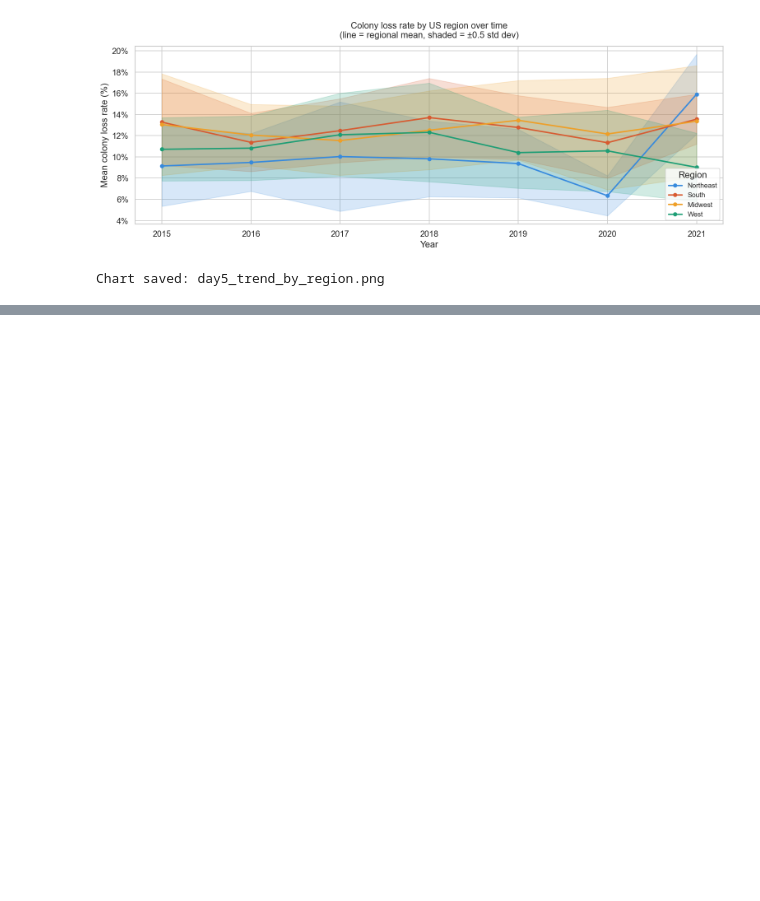
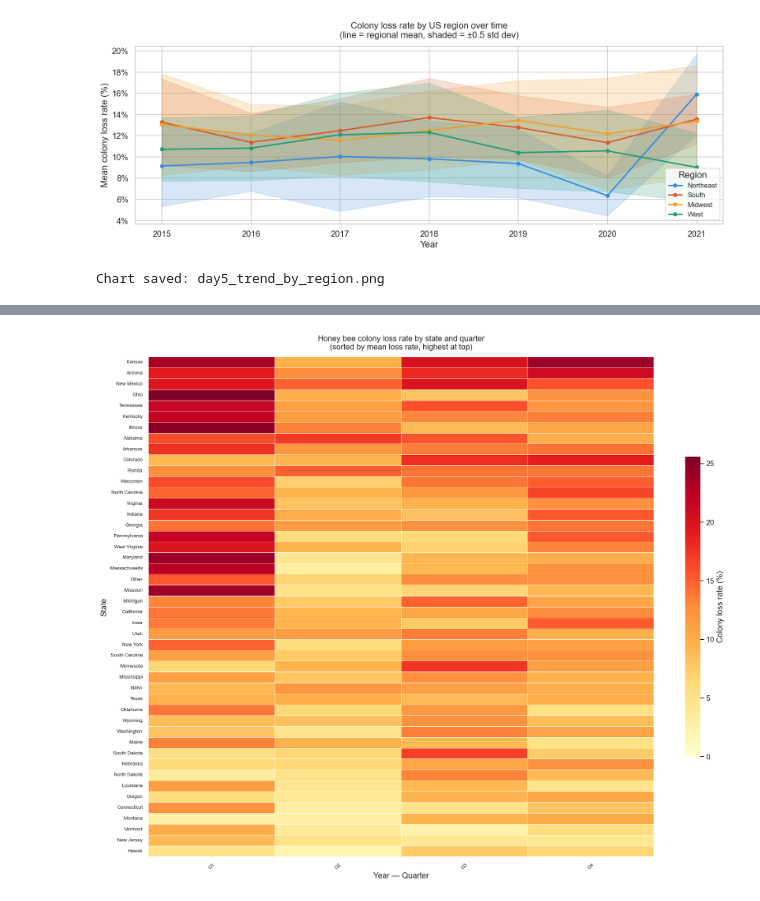
Before and after one commit to NganTran-185/bee-colony-loss-analysis, a Jupyter notebook: Bees.ipynb, the cells around one changed output, grey strips where cells are left out. Saved outputs shown, nothing was run; the diff lists cells and outputs as text; code cells hidden in the pictures; blank space fills up the shorter version.

```diff
--- a/Bees.ipynb
+++ b/Bees.ipynb
@@ -1152,0 +1203,39 @@ Chart saved: day5_trend_by_region.png
+# %%
+state_order = (
+    df.groupby('State')['loss_rate']
+    .mean()
+    .sort_values(ascending=False)
+    .index.tolist()
+)
+
+heatmap_sorted = heatmap_pivot.reindex(state_order)
+
+heatmap_sorted = heatmap_sorted.dropna(thresh=int(heatmap_sorted.shape[1] * 0.5))
+
+fig, ax = plt.subplots(figsize=(16, max(8, len(heatmap_sorted) * 0.28)))
+
+sns.heatmap(
+    heatmap_sorted,
+    ax=ax,
+    cmap='YlOrRd',           # Yellow → Orange → Red (low → high loss)
+    linewidths=0.3,
+    linecolor='white',
+    annot=len(heatmap_sorted) <= 25,  # Only annotate if not too many rows
+    fmt='.0f',
+    annot_kws={'size': 7},
+    cbar_kws={'label': 'Colony loss rate (%)', 'shrink': 0.6},
+    vmin=0,
+    vmax=df['loss_rate'].quantile(0.95),  # Cap at 95th percentile for colour scale
+)
+
+ax.set_title('Honey bee colony loss rate by state and quarter\n(sorted by mean loss rate, highest at top)',
+             fontsize=13, pad=12)
+ax.set_xlabel('Year — Quarter')
+ax.set_ylabel('State')
+ax.tick_params(axis='x', rotation=45, labelsize=8)
+ax.tick_params(axis='y', labelsize=8)
+
+plt.tight_layout()
+plt.show()
+# %% [output]
+[figure, added]
```
Also changed, not shown: parts of 2 cells of this notebook, 2 other files.
